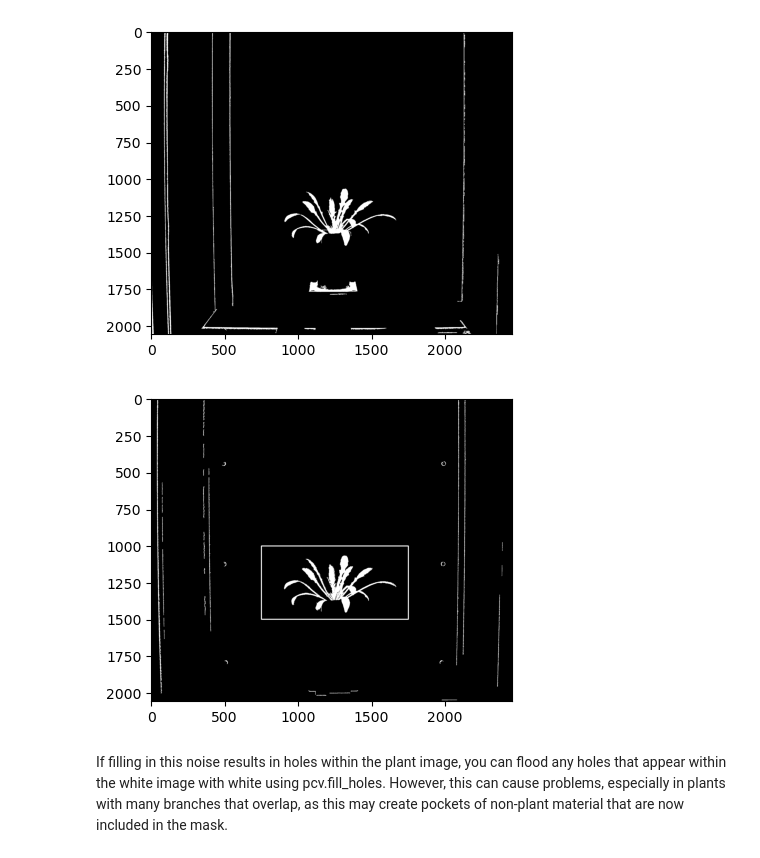
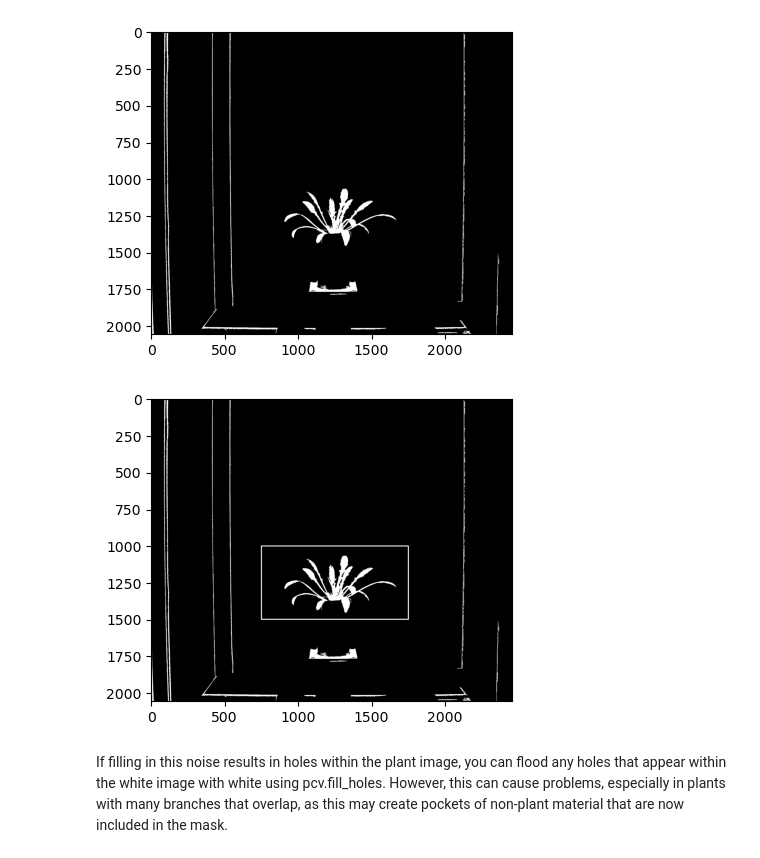
Before and after one commit to danforthcenter/plantcv-binder, a Jupyter notebook: notebooks/new_mask_tutorial/create_binary_mask_tutorial.ipynb, the cells around one changed output. Saved outputs shown, nothing was run; the diff lists cells and outputs as text; code cells hidden in the pictures.

```diff
--- a/notebooks/new_mask_tutorial/create_binary_mask_tutorial.ipynb
+++ b/notebooks/new_mask_tutorial/create_binary_mask_tutorial.ipynb
@@ -11,7 +11,7 @@ from skimage import segmentation
 # %%
 class options:
     def __init__(self):
-        self.image = "single_plant_side_view.png"
+        self.image = "/Users/adrianethompson/Documents/REU2021/plantcv-binder/notebooks/img/tutorial_images/threshold/single_plant_side_view.png"
         self.debug = "plot"
         self.writeimg= False
         self.result = "overhead_morphology_results.txt"
@@ -111,15 +111,15 @@ s_fill = pcv.fill(bin_img = s_dilated, size = 500)
 # %%
 # Crop mask
 
 # Inputs:
 #   img = binary mask
 #   x = leftmost x position of desired area
 #   y = topmost y position of desired area
 #   h = height of desired area to be included in cropped image
 #   w = width of desired area to be included in cropped image
-cropped_mask = pcv.crop(img = mask_fill, x = 750, y = 1000, h = 500, w = 1000)
+cropped_mask = pcv.crop(img = s_fill, x = 750, y = 1000, h = 500, w = 1000)
 # %% [output]
-[figure, old version]
+[figure, new version]
 # %% [markdown]
 If filling in this noise results in holes within the plant image, you can flood any holes that appear within the
 white image with white using pcv.fill_holes. However, this can cause problems, especially in plants with many
```
Also changed, not shown: 2 other files.
